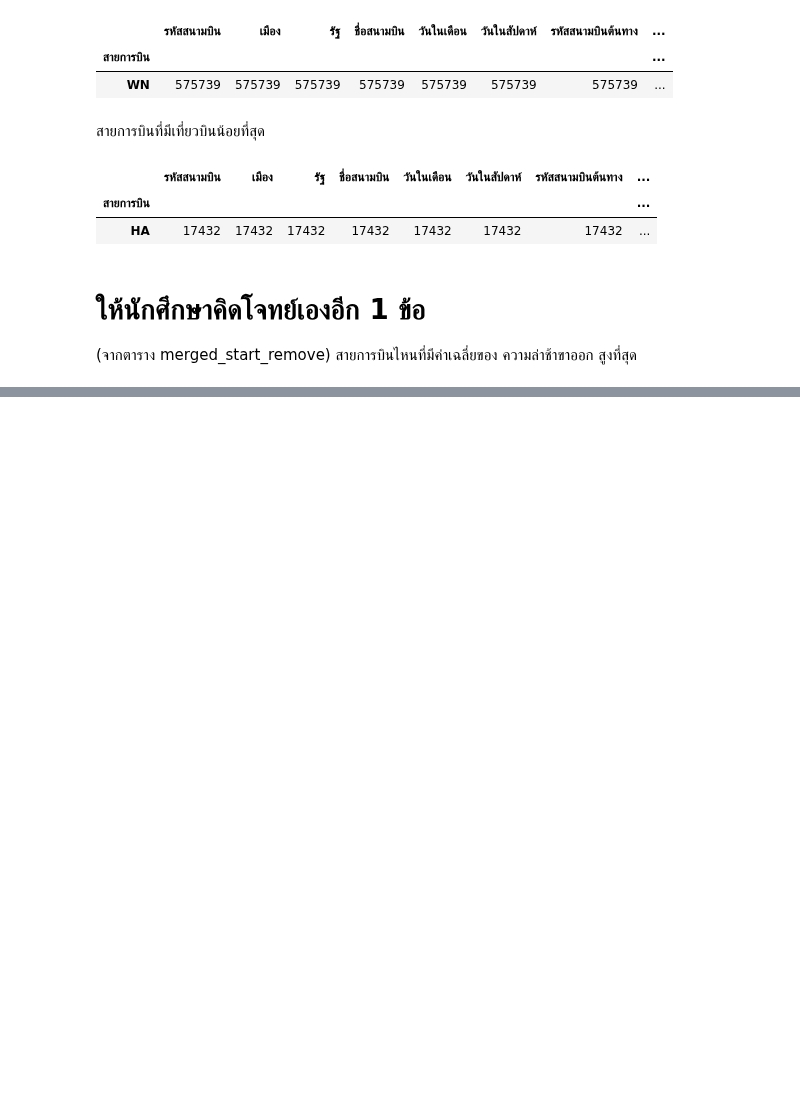
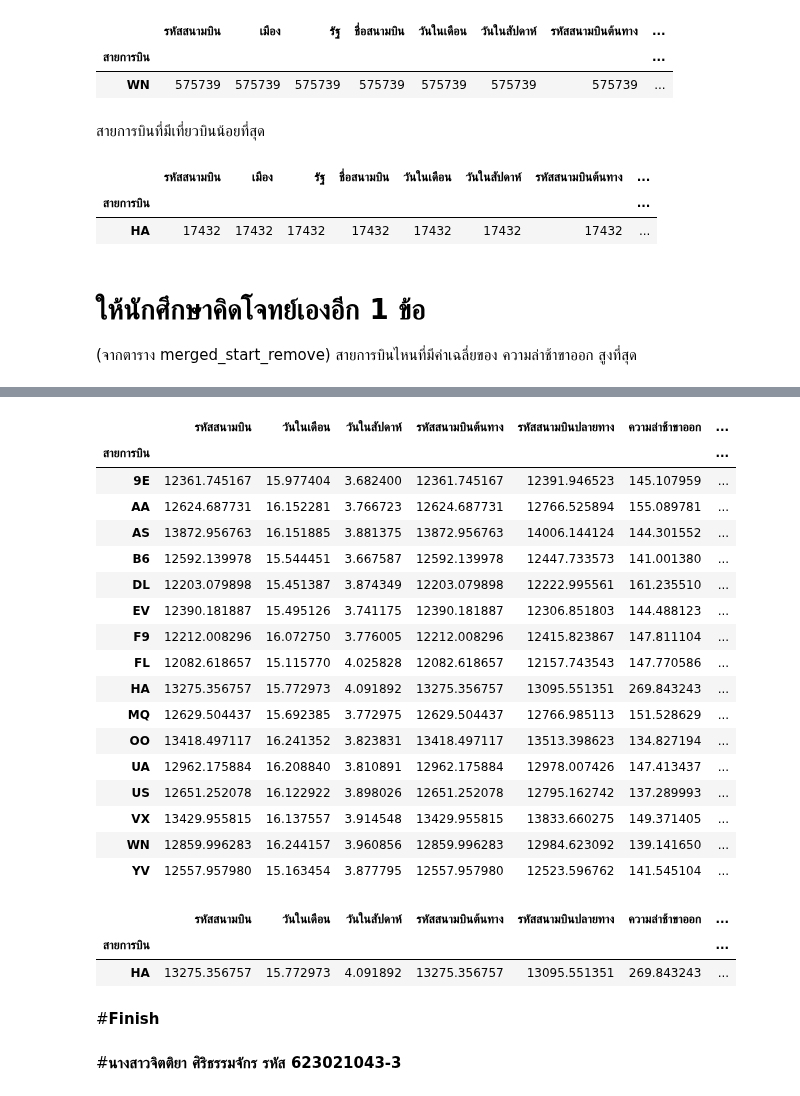
Before and after one commit to Jittiya/DWDM21, a Jupyter notebook: MiniExam.ipynb, the cells around one changed output, grey strips where cells are left out. Cells and saved outputs as stored; diff of their text form; code cells hidden in the pictures; blank space fills up the shorter version.

Commit message:
MiniExam

```diff
--- a/MiniExam.ipynb
+++ b/MiniExam.ipynb
@@ -322,0 +331,3 @@ import numpy as np
+# %%
+merged_mean = merged_start_remove[merged_start_remove['ความล่าช้าขาออก']>=np.mean([10,100,70,150])]
+merged_mean
@@ -322,0 +348,21 @@ import numpy as np
+# %%
+merged_mean.groupby('สายการบิน').mean()
+# %% [output]
+|  | รหัสสนามบิน | วันในเดือน | วันในสัปดาห์ | รหัสสนามบินต้นทาง | รหัสสนามบินปลายทาง | ความล่าช้าขาออก | ... |
+| สายการบิน |  |  |  |  |  |  | ... |
+| 9E | 12361.745167 | 15.977404 | 3.682400 | 12361.745167 | 12391.946523 | 145.107959 | ... |
+| AA | 12624.687731 | 16.152281 | 3.766723 | 12624.687731 | 12766.525894 | 155.089781 | ... |
+| AS | 13872.956763 | 16.151885 | 3.881375 | 13872.956763 | 14006.144124 | 144.301552 | ... |
+| B6 | 12592.139978 | 15.544451 | 3.667587 | 12592.139978 | 12447.733573 | 141.001380 | ... |
+| DL | 12203.079898 | 15.451387 | 3.874349 | 12203.079898 | 12222.995561 | 161.235510 | ... |
+| EV | 12390.181887 | 15.495126 | 3.741175 | 12390.181887 | 12306.851803 | 144.488123 | ... |
+| F9 | 12212.008296 | 16.072750 | 3.776005 | 12212.008296 | 12415.823867 | 147.811104 | ... |
+| FL | 12082.618657 | 15.115770 | 4.025828 | 12082.618657 | 12157.743543 | 147.770586 | ... |
+| HA | 13275.356757 | 15.772973 | 4.091892 | 13275.356757 | 13095.551351 | 269.843243 | ... |
+| MQ | 12629.504437 | 15.692385 | 3.772975 | 12629.504437 | 12766.985113 | 151.528629 | ... |
+| OO | 13418.497117 | 16.241352 | 3.823831 | 13418.497117 | 13513.398623 | 134.827194 | ... |
+| UA | 12962.175884 | 16.208840 | 3.810891 | 12962.175884 | 12978.007426 | 147.413437 | ... |
+| US | 12651.252078 | 16.122922 | 3.898026 | 12651.252078 | 12795.162742 | 137.289993 | ... |
+| VX | 13429.955815 | 16.137557 | 3.914548 | 13429.955815 | 13833.660275 | 149.371405 | ... |
+| WN | 12859.996283 | 16.244157 | 3.960856 | 12859.996283 | 12984.623092 | 139.141650 | ... |
+| YV | 12557.957980 | 15.163454 | 3.877795 | 12557.957980 | 12523.596762 | 141.545104 | ... |
@@ -322,0 +371,10 @@ import numpy as np
+# %%
+Exam_free.iloc[:1,:]
+# %% [output]
+|  | รหัสสนามบิน | วันในเดือน | วันในสัปดาห์ | รหัสสนามบินต้นทาง | รหัสสนามบินปลายทาง | ความล่าช้าขาออก | ... |
+| สายการบิน |  |  |  |  |  |  | ... |
+| HA | 13275.356757 | 15.772973 | 4.091892 | 13275.356757 | 13095.551351 | 269.843243 | ... |
+# %% [markdown]
+#**Finish**
+# %% [markdown]
+#**นางสาวจิตติยา ศิริธรรมจักร   รหัส 623021043-3**
```
Also changed, not shown: parts of 15 cells of this notebook.
